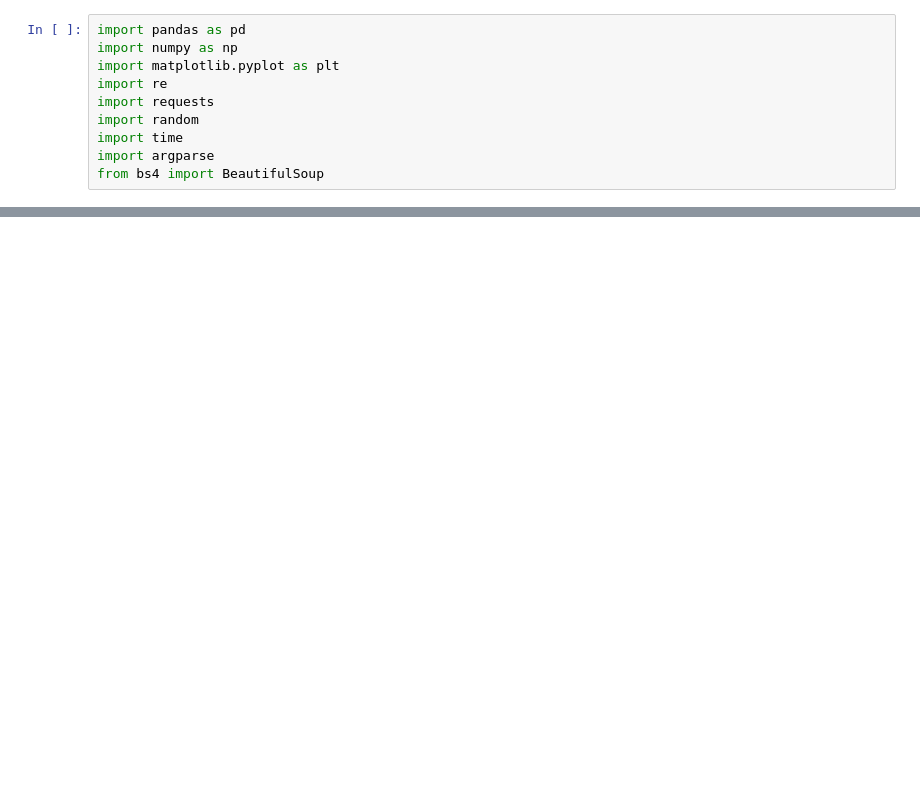
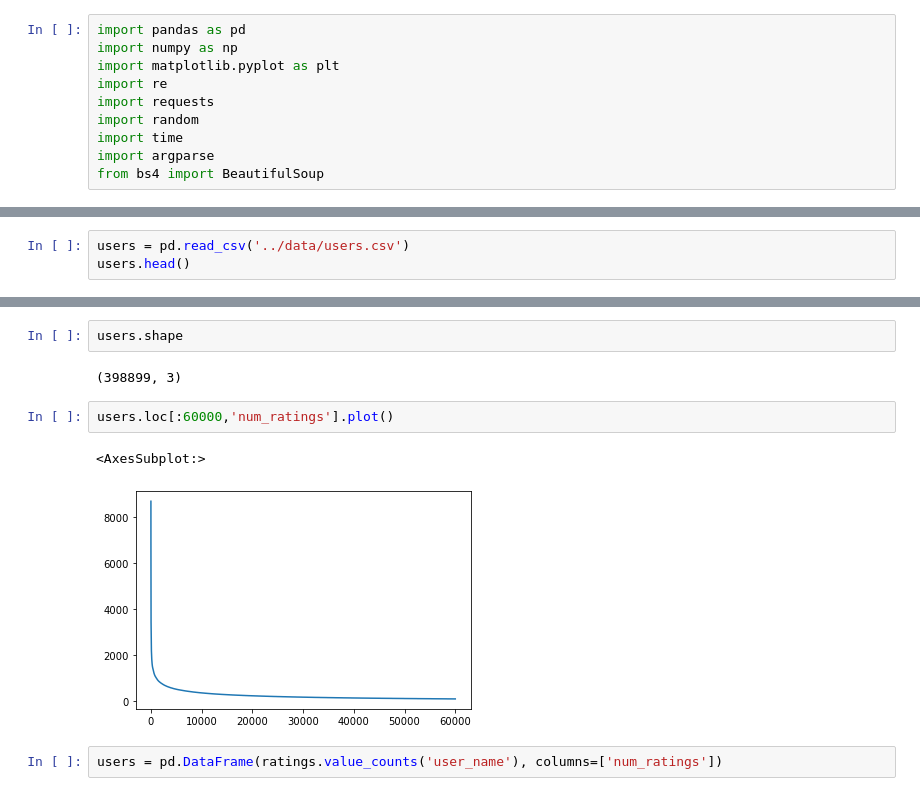
Before and after one commit to bripui/board_game_recommender, a Jupyter notebook: notebooks/data_evaluation.ipynb, the cells around one changed output, grey strips where cells are left out. Drawn from its saved outputs; the diff is of its cells as text; blank space fills up the shorter version.

```diff
--- a/notebooks/data_evaluation.ipynb
+++ b/notebooks/data_evaluation.ipynb
@@ -181,0 +105,3 @@ dtype: int64
+# %%
+users = pd.read_csv('../data/users.csv')
+users.head()
@@ -181,0 +124,11 @@ dtype: int64
+# %%
+users.shape
+# %% [output]
+(398899, 3)
+# %%
+users.loc[:60000,'num_ratings'].plot()
+# %% [output]
+<AxesSubplot:>
+[figure, added]
+# %%
+users = pd.DataFrame(ratings.value_counts('user_name'), columns=['num_ratings'])
```
Also changed, not shown: parts of 48 cells of this notebook, 4 other files.
